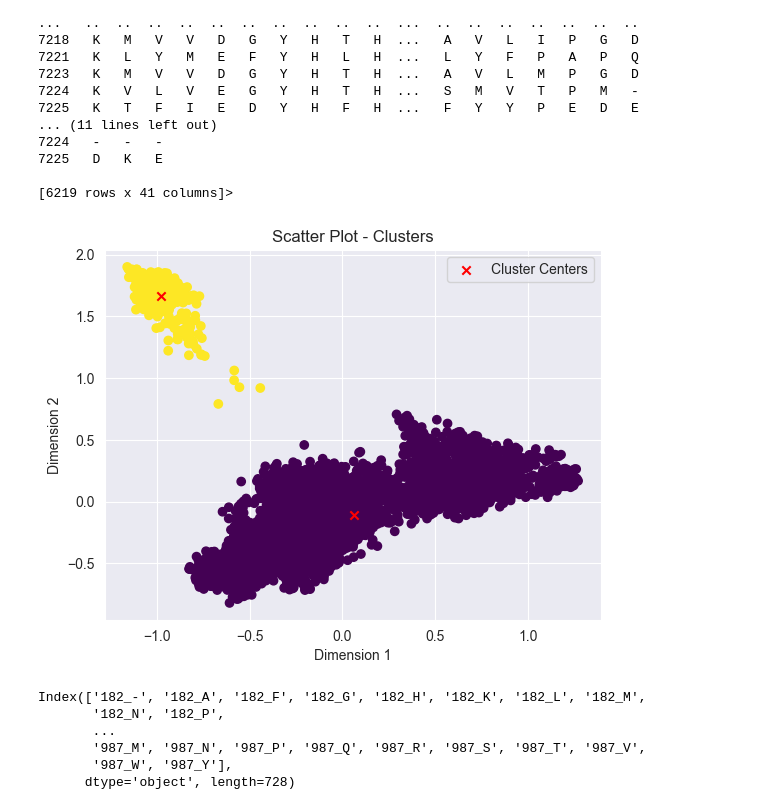
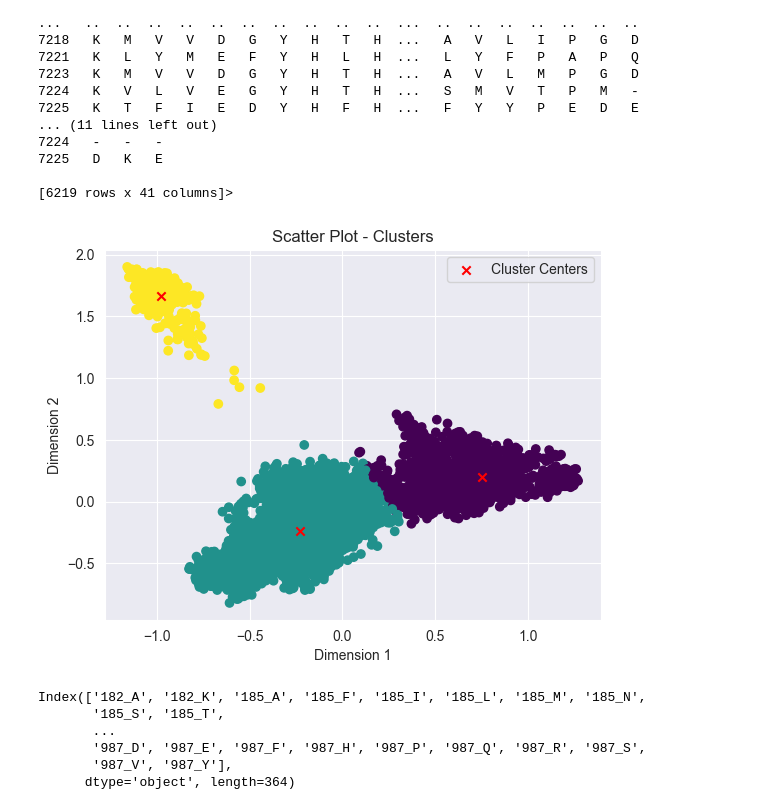
Before and after one commit to lcobiodata/msautils, a Jupyter notebook: examples/ring-hydroxylating_dioxygenase/test_method_1.ipynb, the cells around one changed output. Saved outputs shown, nothing was run; the diff lists cells and outputs as text; code cells hidden in the pictures.

Commit message:
Memory optimized and taking clusters for target

```diff
--- a/examples/ring-hydroxylating_dioxygenase/test_method_1.ipynb
+++ b/examples/ring-hydroxylating_dioxygenase/test_method_1.ipynb
@@ -315,37 +315,37 @@ coordinates = mca.transform(data)
 coordinates = np.array(coordinates)
 
 # Define a range of potential number of clusters to evaluate
-min_clusters = 2
+min_clusters = 3
 max_clusters = 10
 
 # Perform clustering for different number of clusters and compute silhouette scores
 silhouette_scores = []
 for k in range(min_clusters, max_clusters + 1):
     kmeans = KMeans(n_clusters=k, n_init=10)  # Set n_init explicitly
     kmeans.fit(coordinates)
     labels = kmeans.labels_
     score = silhouette_score(coordinates, labels)
     silhouette_scores.append(score)
 
 # Find the best number of clusters based on the highest silhouette score
 kmeans_best_num_clusters = np.argmax(silhouette_scores) + min_clusters
 
 # Perform clustering with the best number of clusters
 kmeans = KMeans(n_clusters=kmeans_best_num_clusters, n_init=10)  # Set n_init explicitly
 kmeans.fit(coordinates)
 kmeans_cluster_labels = kmeans.labels_
 cluster_centers = kmeans.cluster_centers_
 
 # Plot the scatter plot colored by clusters
 plt.scatter(coordinates[:, 0], coordinates[:, 1], c=kmeans_cluster_labels, cmap='viridis')
 plt.scatter(cluster_centers[:, 0], cluster_centers[:, 1], c='red', marker='x', label='Cluster Centers')
 plt.xlabel('Dimension 1')
 plt.ylabel('Dimension 2')
 plt.title('Scatter Plot - Clusters')
 plt.legend()
 plt.show()
 # %% [output]
-[figure, old version]
+[figure, new version]
 # %%
 X = data
 y = pd.get_dummies(kmeans_cluster_labels).astype(int) if len(
@@ -372,7 +372,7 @@ rf = RandomForestClassifier()
 rf.fit(X_encoded_df, y)
 
 # Feature selection
-feature_selector = SelectFromModel(rf, threshold='.5*median')
+feature_selector = SelectFromModel(rf, threshold='median')
 X_selected = feature_selector.fit_transform(X_encoded_df, y)
 
 selected_feature_indices = feature_selector.get_support(indices=True)
@@ -380,12 +380,12 @@ selected_features = X_encoded_df.columns[selected_feature_indices]
 
 selected_features
 # %% [output]
-Index(['182_-', '182_A', '182_F', '182_G', '182_H', '182_K', '182_L', '182_M',
-       '182_N', '182_P',
+Index(['182_A', '182_K', '185_A', '185_F', '185_I', '185_L', '185_M', '185_N',
+       '185_S', '185_T',
        ...
-       '987_M', '987_N', '987_P', '987_Q', '987_R', '987_S', '987_T', '987_V',
-       '987_W', '987_Y'],
-      dtype='object', length=728)
+       '987_D', '987_E', '987_F', '987_H', '987_P', '987_Q', '987_R', '987_S',
+       '987_V', '987_Y'],
+      dtype='object', length=364)
 # %%
 # Calculate feature importances for original columns
 sorted_importance = pd.DataFrame(
```
Also changed, not shown: parts of 9 cells of this notebook.
